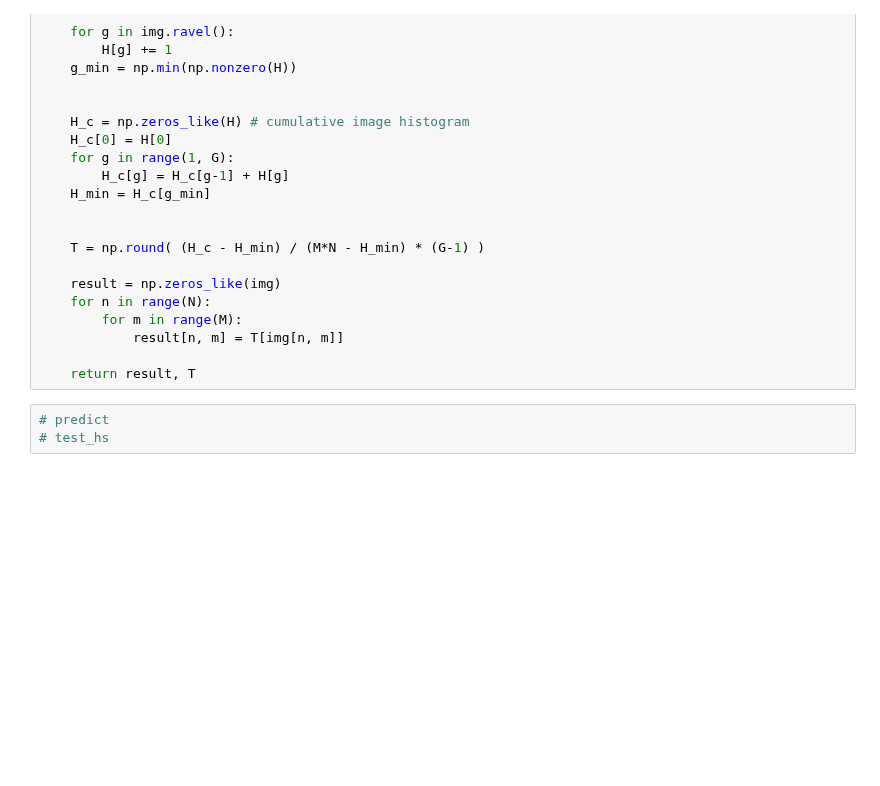
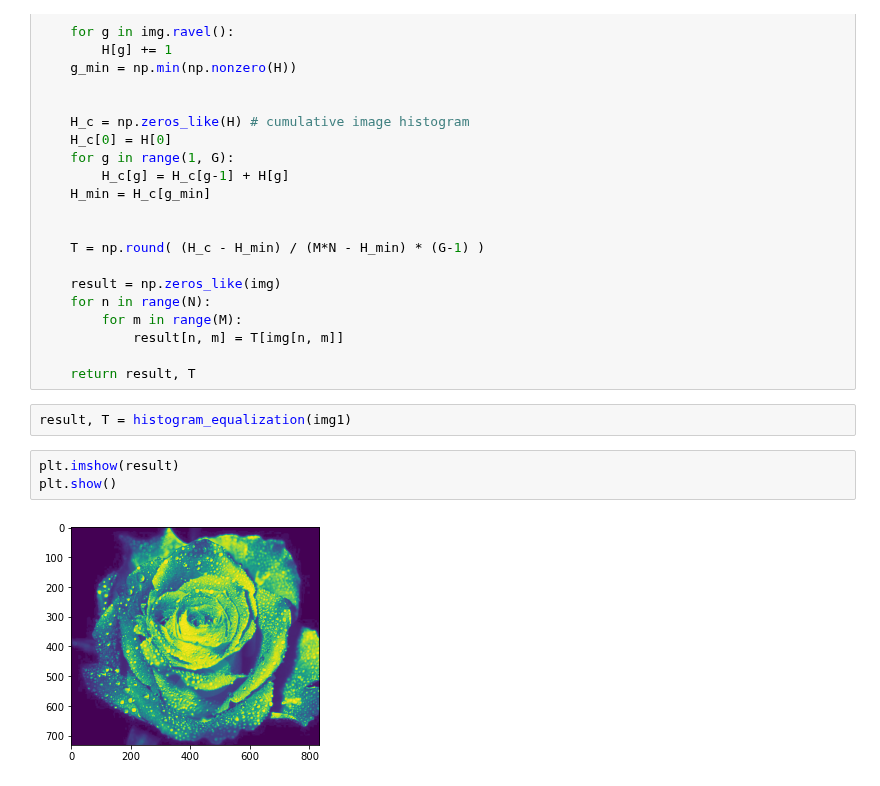
Before and after one commit to HoJin1014/KNU-BIGDATA-study, a Jupyter notebook: 2022.11.14/hist_equal.ipynb, the cells around one changed output. Cells and saved outputs as stored; diff of their text form; blank space fills up the shorter version.

```diff
--- a/2022.11.14/hist_equal.ipynb
+++ b/2022.11.14/hist_equal.ipynb
@@ -35,6 +56,10 @@ def histogram_equalization(img):
             result[n, m] = T[img[n, m]]
 
     return result, T
-# %%
-# predict
-# test_hs
+# %%
+result, T = histogram_equalization(img1)
+# %%
+plt.imshow(result)
+plt.show()
+# %% [output]
+[figure, added]
```
Also changed, not shown: parts of 4 cells of this notebook, 1 other file.
